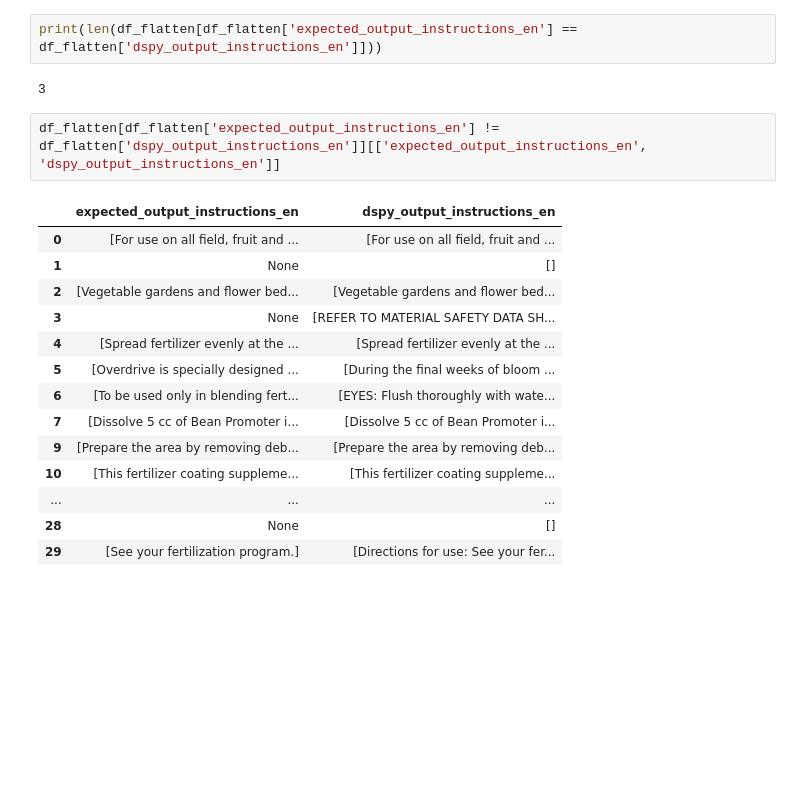
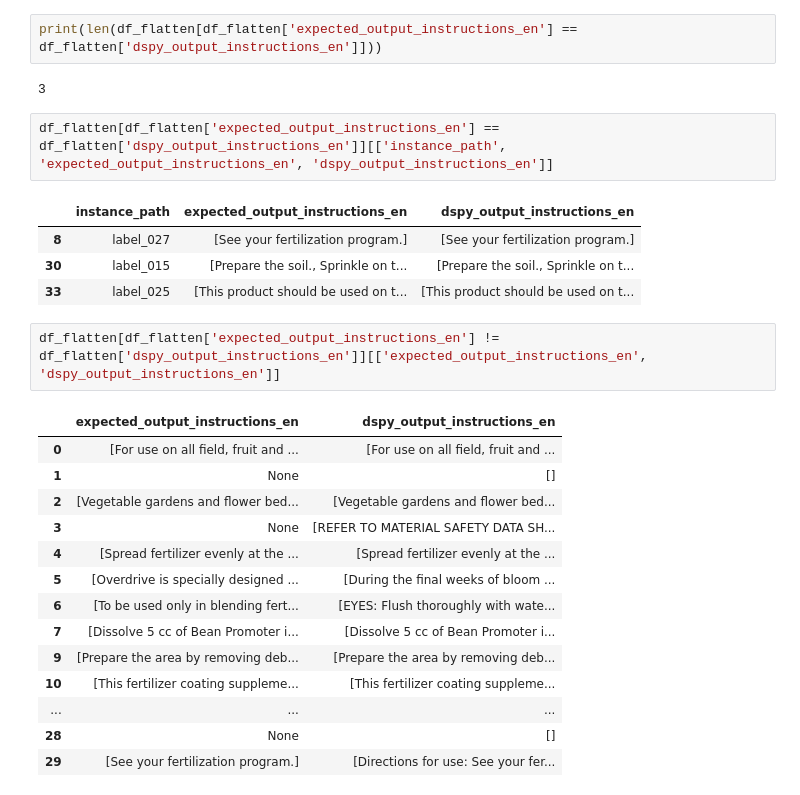
Before and after one commit to ai-cfia/fertiscan-pipeline, a Jupyter notebook: notebooks/metric.ipynb, the cells around one changed output. Saved outputs shown, nothing was run; the diff lists cells and outputs as text; blank space fills up the shorter version.

```diff
--- a/notebooks/metric.ipynb
+++ b/notebooks/metric.ipynb
@@ -949,6 +957,13 @@ print(len(df_flatten[df_flatten['expected_output_instructions_en'].notna()]))
 print(len(df_flatten[df_flatten['expected_output_instructions_en'] == df_flatten['dspy_output_instructions_en']]))
 # %% [output]
 3
+# %%
+df_flatten[df_flatten['expected_output_instructions_en'] == df_flatten['dspy_output_instructions_en']][['instance_path', 'expected_output_instructions_en', 'dspy_output_instructions_en']]
+# %% [output]
+|  | instance_path | expected_output_instructions_en | dspy_output_instructions_en |
+| 8 | label_027 | [See your fertilization program.] | [See your fertilization program.] |
+| 30 | label_015 | [Prepare the soil., Sprinkle on t... | [Prepare the soil., Sprinkle on t... |
+| 33 | label_025 | [This product should be used on t... | [This product should be used on t... |
 # %%
 df_flatten[df_flatten['expected_output_instructions_en'] != df_flatten['dspy_output_instructions_en']][['expected_output_instructions_en', 'dspy_output_instructions_en']]
 # %% [output]
```
Also changed, not shown: parts of 9 cells of this notebook.
